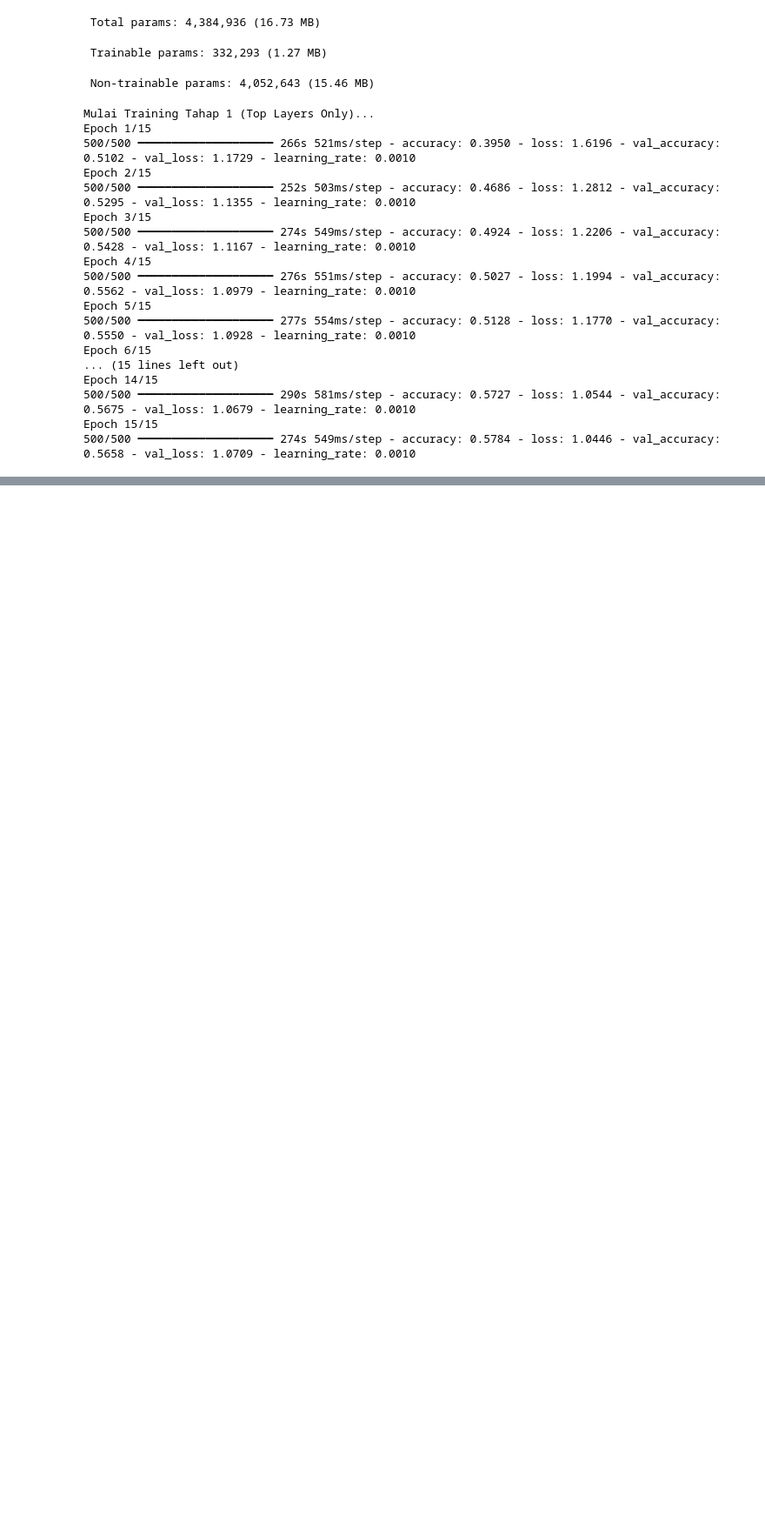
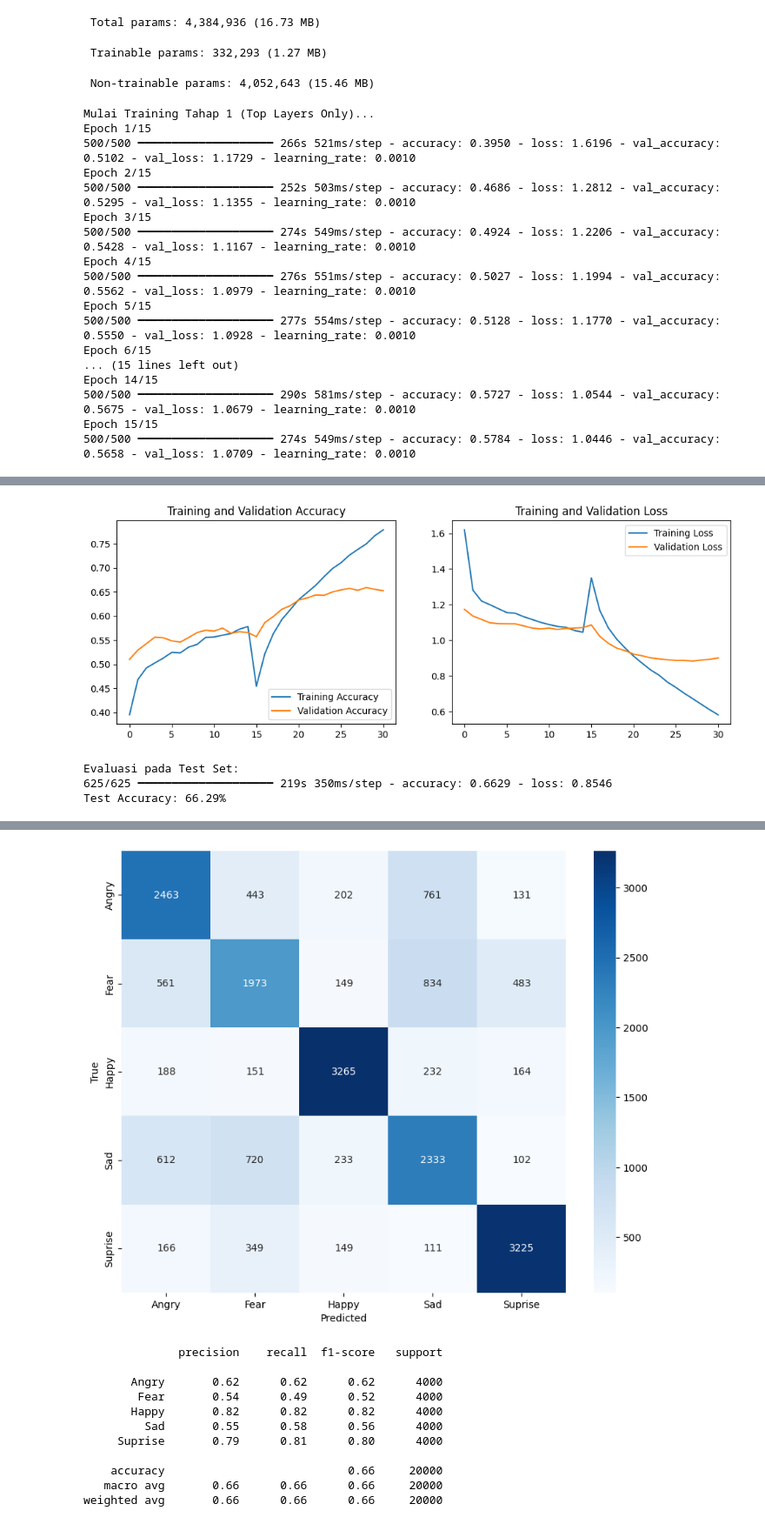
Before and after one commit to 404-MuhammadReza/face-emotion-recognition, a Jupyter notebook: app.ipynb, the cells around one changed output, grey strips where cells are left out. Shown: that part at 87% size. Cells and saved outputs as stored; diff of their text form; code cells hidden in the pictures; blank space fills up the shorter version.

```diff
--- a/app.ipynb
+++ b/app.ipynb
@@ -199,0 +227,45 @@ history_fine = model.fit(
+# %%
+acc = history.history['accuracy'] + history_fine.history['accuracy']
+val_acc = history.history['val_accuracy'] + history_fine.history['val_accuracy']
+loss = history.history['loss'] + history_fine.history['loss']
+val_loss = history.history['val_loss'] + history_fine.history['val_loss']
+
+plt.figure(figsize=(12, 4))
+plt.subplot(1, 2, 1)
+plt.plot(acc, label='Training Accuracy')
+plt.plot(val_acc, label='Validation Accuracy')
+plt.legend(loc='lower right')
+plt.title('Training and Validation Accuracy')
+
+plt.subplot(1, 2, 2)
+plt.plot(loss, label='Training Loss')
+plt.plot(val_loss, label='Validation Loss')
+plt.legend(loc='upper right')
+plt.title('Training and Validation Loss')
+plt.show()
+
+print("\nEvaluasi pada Test Set:")
+loss, accuracy = model.evaluate(test_ds)
+print(f"Test Accuracy: {accuracy*100:.2f}%")
+
+y_true = []
+y_pred = []
+
+for x, y in test_ds:
+    predictions = model.predict(x, verbose=0)
+    y_true.extend(np.argmax(y.numpy(), axis=1))
+    y_pred.extend(np.argmax(predictions, axis=1))
+
+cm = confusion_matrix(y_true, y_pred)
+plt.figure(figsize=(10, 8))
+sns.heatmap(cm, annot=True, fmt='d', cmap='Blues', xticklabels=class_names, yticklabels=class_names)
+plt.xlabel('Predicted')
+plt.ylabel('True')
+plt.show()
+
+print(classification_report(y_true, y_pred, target_names=class_names))
+# %% [output]
+[figure, added]
+Evaluasi pada Test Set:
+625/625 ━━━━━━━━━━━━━━━━━━━━ 219s 350ms/step - accuracy: 0.6629 - loss: 0.8546
+Test Accuracy: 66.29%
@@ -199,0 +273,12 @@ history_fine = model.fit(
+[figure, added]
+              precision    recall  f1-score   support
+
+       Angry       0.62      0.62      0.62      4000
+        Fear       0.54      0.49      0.52      4000
+       Happy       0.82      0.82      0.82      4000
+         Sad       0.55      0.58      0.56      4000
+     Suprise       0.79      0.81      0.80      4000
+
+    accuracy                           0.66     20000
+   macro avg       0.66      0.66      0.66     20000
+weighted avg       0.66      0.66      0.66     20000
```
Also changed, not shown: parts of 2 cells of this notebook, 2 other files.
